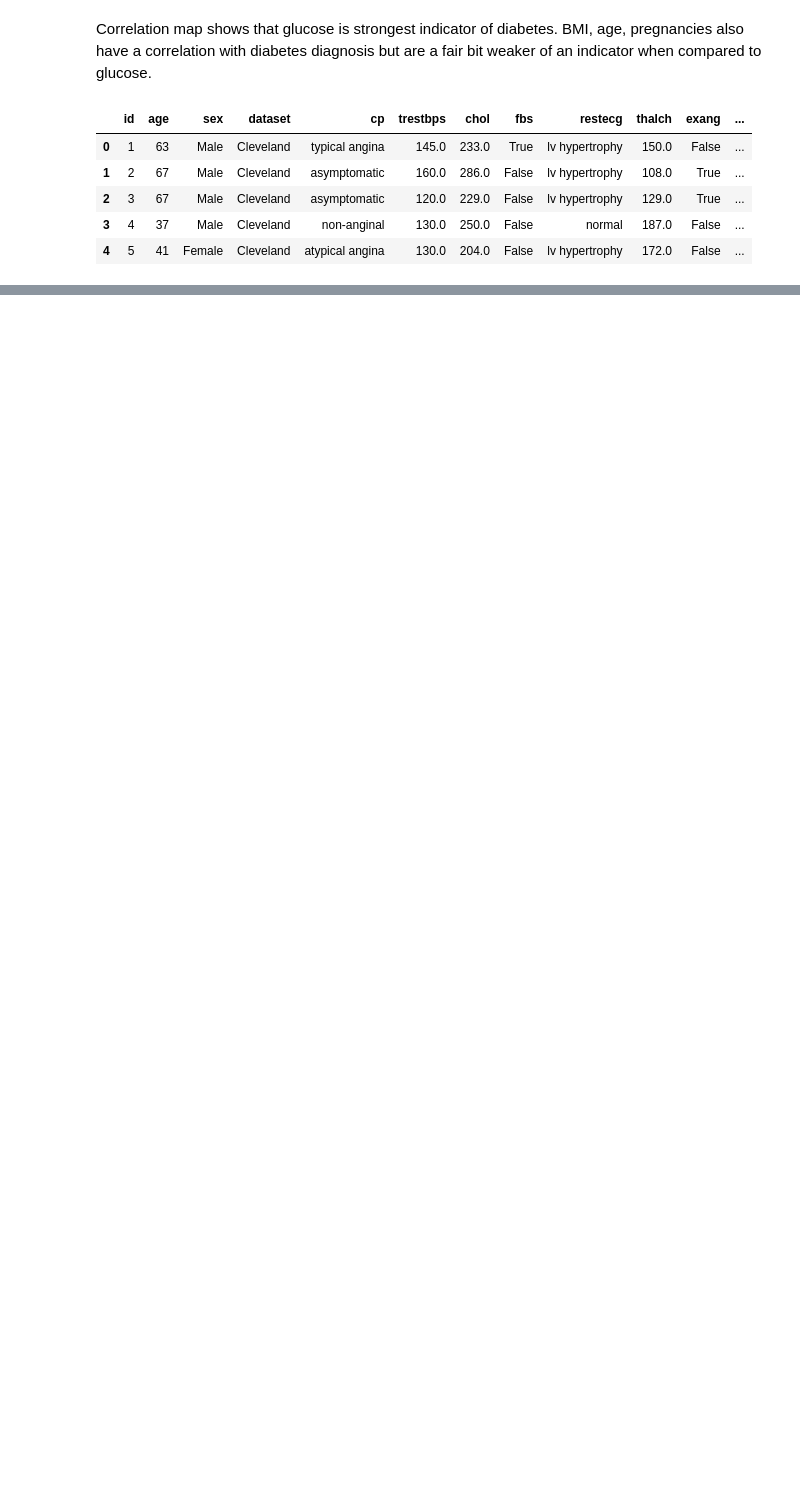
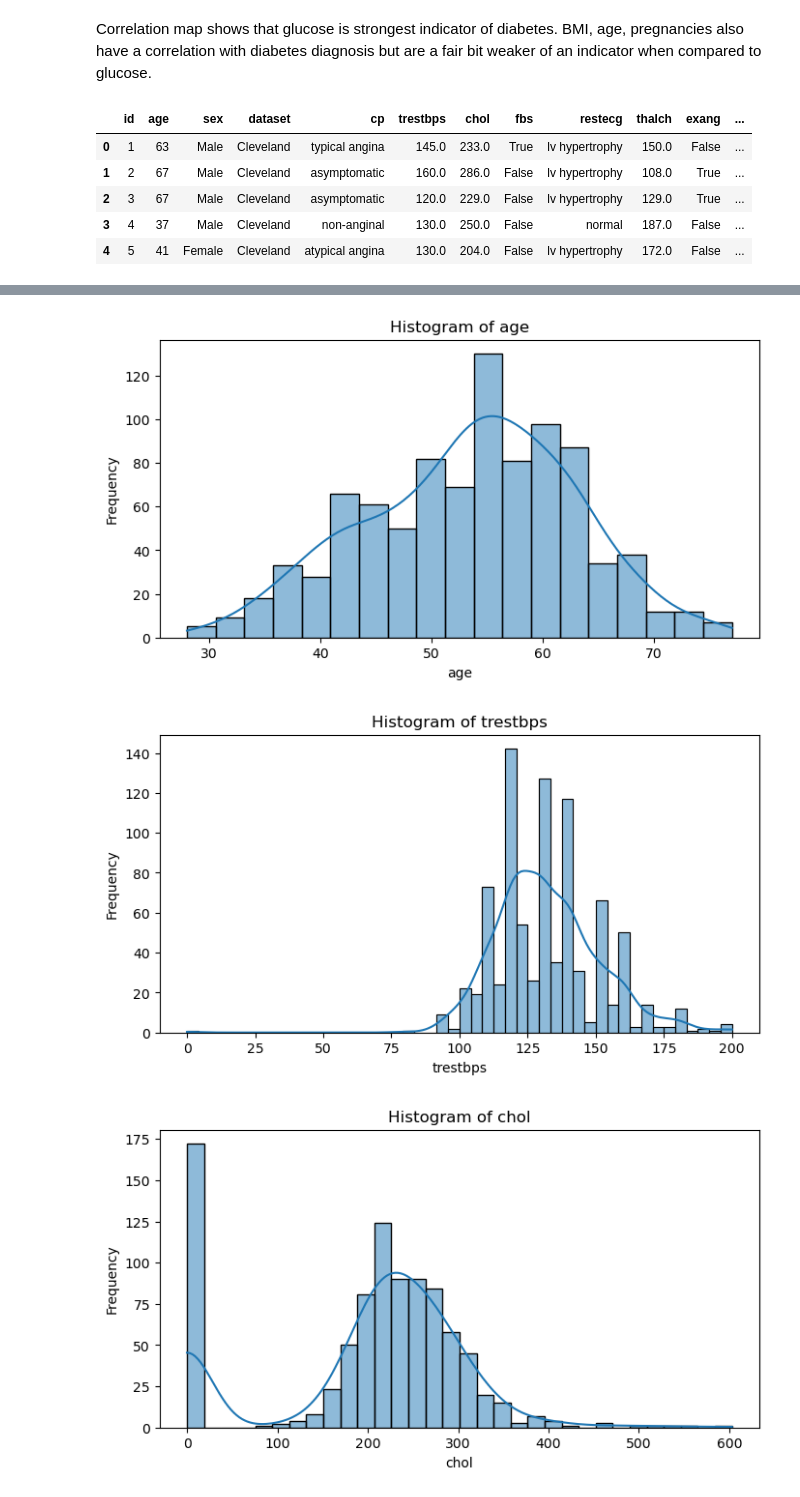
Before and after one commit to NiruSJSU/Healthcare_XAI_CMPE_252, a Jupyter notebook: Code/CMPE_252_Final_Project.ipynb, the cells around one changed output, grey strips where cells are left out. Saved outputs shown, nothing was run; the diff lists cells and outputs as text; code cells hidden in the pictures; blank space fills up the shorter version.

Commit message:
Began LDA of Heart Disease Data

```diff
--- a/Code/CMPE_252_Final_Project.ipynb
+++ b/Code/CMPE_252_Final_Project.ipynb
@@ -98,7 +98,7 @@ plt.show()
 # %% [markdown]
 Correlation map shows that glucose is strongest indicator of diabetes. BMI, age, pregnancies also have a correlation with diabetes diagnosis but are a fair bit weaker of an indicator when compared to glucose.
 # %%
-heart_df = pd.read_csv('../Data/heart_disease_uci_cleaned.csv')
+heart_df = pd.read_csv('../Data/heart_disease_uci_labelled.csv')
 heart_df.head()
 # %% [output]
 |  | id | age | sex | dataset | cp | trestbps | chol | fbs | restecg | thalch | exang | ... |
@@ -109,0 +142,13 @@ heart_df.head()
+# %%
+heart_numeric_columns = heart_df[['age', 'trestbps', 'chol', 'thal', 'oldpeak']]
+for column in heart_numeric_columns:
+    plt.figure(figsize=(8, 4))
+    sns.histplot(heart_df[column], kde=True)
+    plt.title(f'Histogram of {column}')
+    plt.xlabel(column)
+    plt.ylabel('Frequency')
+    plt.show()
+# %% [output]
+[figure, added]
+[figure, added]
+[figure, added]
```
Also changed, not shown: parts of 3 cells of this notebook.
